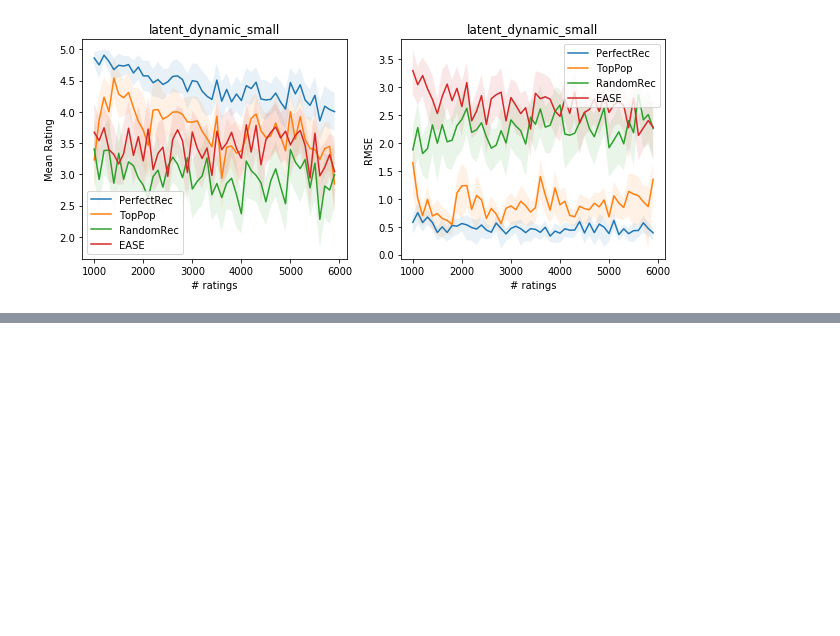
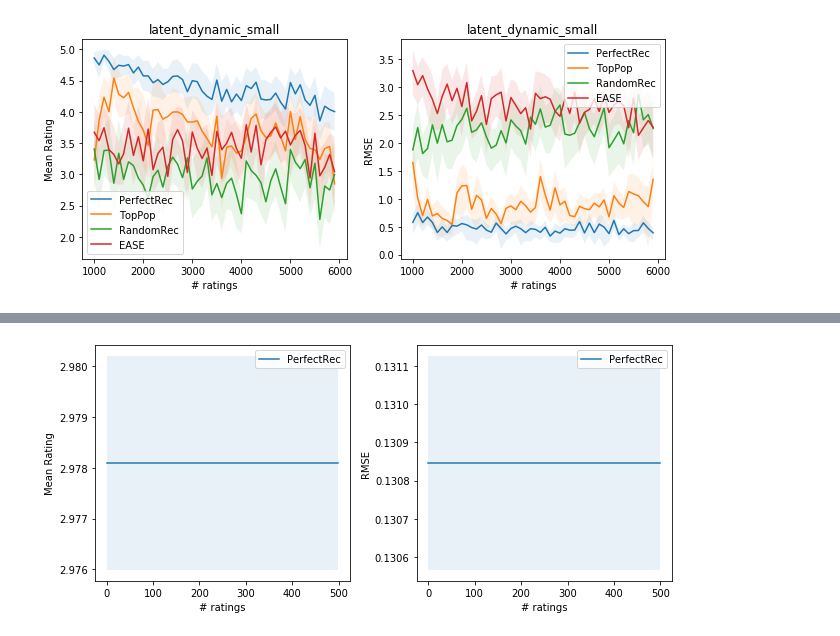
Before and after one commit to berkeley-reclab/RecLab, a Jupyter notebook: experiments/Plotting-Results.ipynb, the cells around one changed output, grey strips where cells are left out. Cells and saved outputs as stored; diff of their text form; code cells hidden in the pictures; blank space fills up the shorter version.

```diff
--- a/experiments/Plotting-Results.ipynb
+++ b/experiments/Plotting-Results.ipynb
@@ -78,0 +109,6 @@ for env_name in env_names:
+# %%
+plot_ratings_mses(dense_ratings,
+                      dense_predictions,
+                      [rec_name])
+# %% [output]
+[figure, added]
```
Also changed, not shown: parts of 9 cells of this notebook.
